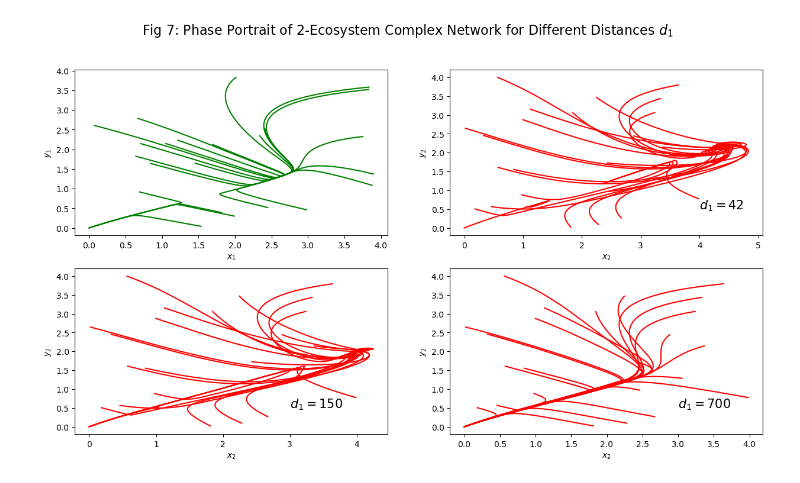
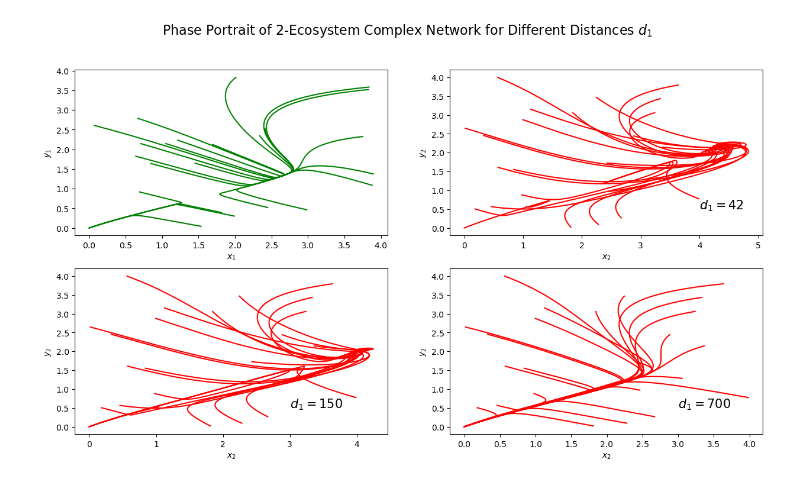
Before and after one commit to marcelvdla/CSSim, a Jupyter notebook: notebooks/jl_fig7.ipynb, the cells around one changed output. Saved outputs shown, nothing was run; the diff lists cells and outputs as text; code cells hidden in the pictures.

Commit message:
plots without explicit figure label

```diff
--- a/notebooks/jl_fig7.ipynb
+++ b/notebooks/jl_fig7.ipynb
@@ -1,15 +1,11 @@
 # %%
 # Reproduce figure 7 from Cantin2020
-# TODO: Add equilibrium points
 using Distributions
 using Random
 using PyPlot
 using DrWatson
 using Suppressor
 using CSSim
-#@quickactivate :CSSim
-include(joinpath(srcdir(), "n_forest.jl"))
-include(joinpath(srcdir(), "fixedpoints.jl"))
 
 # Initialize plots
 fig, axs = plt.subplots(nrows=2, ncols=2, figsize=(15,8))
@@ -62,32 +58,32 @@ d_xlim_map = [(0, 5), (0, 4), (0, 3)]
             # Could generalize this phase space code to n-forests
             if d_ix == 1
                 x1 = X_tensor[:, 1, 1]
                 y1 = X_tensor[:, 1, 2]
                 axs[1, 1].plot(x1, y1, color="green")
                 axs[1, 1].set_xlabel(L"$x_1$")
                 axs[1, 1].set_ylabel(L"$y_1$")
             end
 
             x2 = X_tensor[:, 2, 1]
             y2 = X_tensor[:, 2, 2]
 
             axs[d_row_map[d_ix], d_col_map[d_ix]].plot(x2, y2, color="red")
             axs[d_row_map[d_ix], d_col_map[d_ix]].set_xlabel(L"$x_2$")
             axs[d_row_map[d_ix], d_col_map[d_ix]].set_ylabel(L"$y_2$")
         end
     end
 end
 
 # Add labels
 kwargs = Dict(
     :fontweight => "extra bold",
     :fontsize => 15
 )
 
 axs[1, 2].text(4, 0.5, L"$d_1 = 42$"; kwargs...)
 axs[2, 1].text(3, 0.5, L"$d_1 = 150$"; kwargs...)
 axs[2, 2].text(3, 0.5, L"$d_1 = 700$"; kwargs...)
-fig.suptitle(L"Fig 7: Phase Portrait of 2-Ecosystem Complex Network for Different Distances $d_1$", fontsize=16)
+fig.suptitle(L"Phase Portrait of 2-Ecosystem Complex Network for Different Distances $d_1$", fontsize=16)
 fig
 # %% [output]
-[figure, old version]
+[figure, new version]
```
Also changed, not shown: 5 other files.
